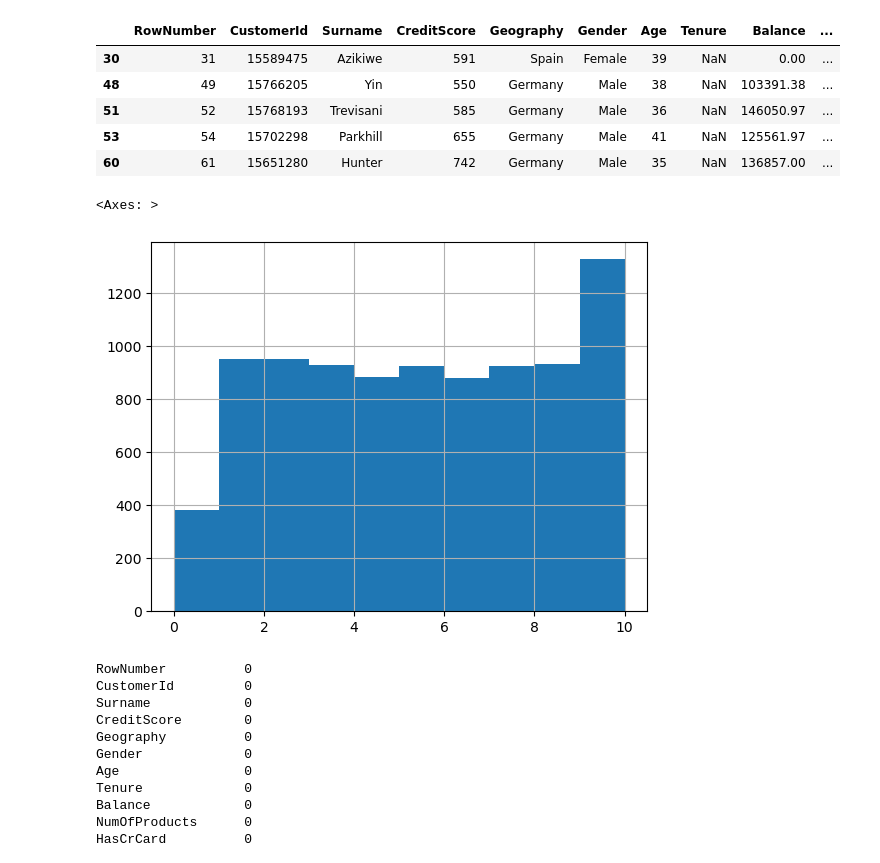
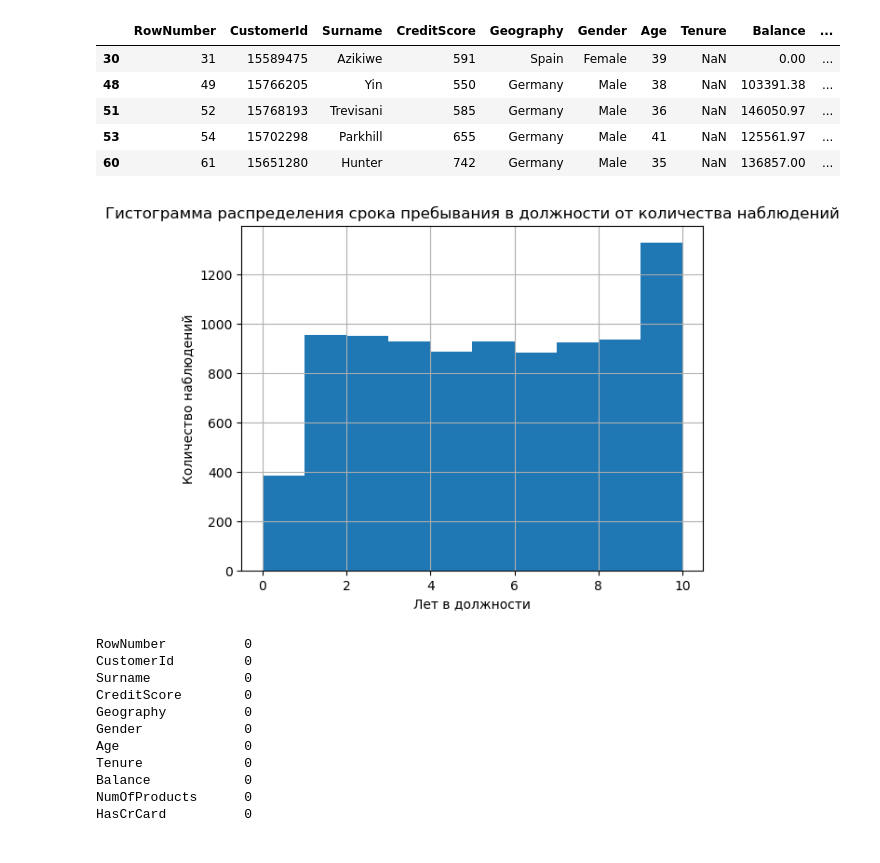
Before and after one commit to Skrebcov/Portfolio_YP, a Jupyter notebook: DS 5, ML, Создание модели прогнозирующей отток клиентов банка/machine_learning_with_teacher2.ipynb, the cells around one changed output. Cells and saved outputs as stored; diff of their text form; code cells hidden in the pictures.

```diff
--- a/DS 5, ML, Создание модели прогнозирующей отток клиентов банка/machine_learning_with_teacher2.ipynb
+++ b/DS 5, ML, Создание модели прогнозирующей отток клиентов банка/machine_learning_with_teacher2.ipynb
@@ -69,11 +70,13 @@ df1.head(5) #видим что это реальные клиенты у кот
 | 53 | 54 | 15702298 | Parkhill | 655 | Germany | Male | 41 | NaN | 125561.97 | ... |
 | 60 | 61 | 15651280 | Hunter | 742 | Germany | Male | 35 | NaN | 136857.00 | ... |
 # %%
-df['Tenure'].hist() # распределение достаточно равномерно, можем заполнить пропущенные данные как \
-                    #  медианой, средним , так и рандомным значением
+df['Tenure'].hist()                                                                          # распределение достаточно равномерно, можем заполнить пропущенные данные как \
+plt.title('Гистограмма распределения срока пребывания в должности от количества наблюдений') #  медианой, средним , так и рандомным значением
+plt.xlabel('Лет в должности')
+plt.ylabel('Количество наблюдений')
+plt.show()
 # %% [output]
-<Axes: >
-[figure, old version]
+[figure, new version]
 # %%
 df['Tenure'] = df['Tenure'].fillna(df['Tenure'].median())
 # %%
```
Also changed, not shown: parts of 1 cell of this notebook.
